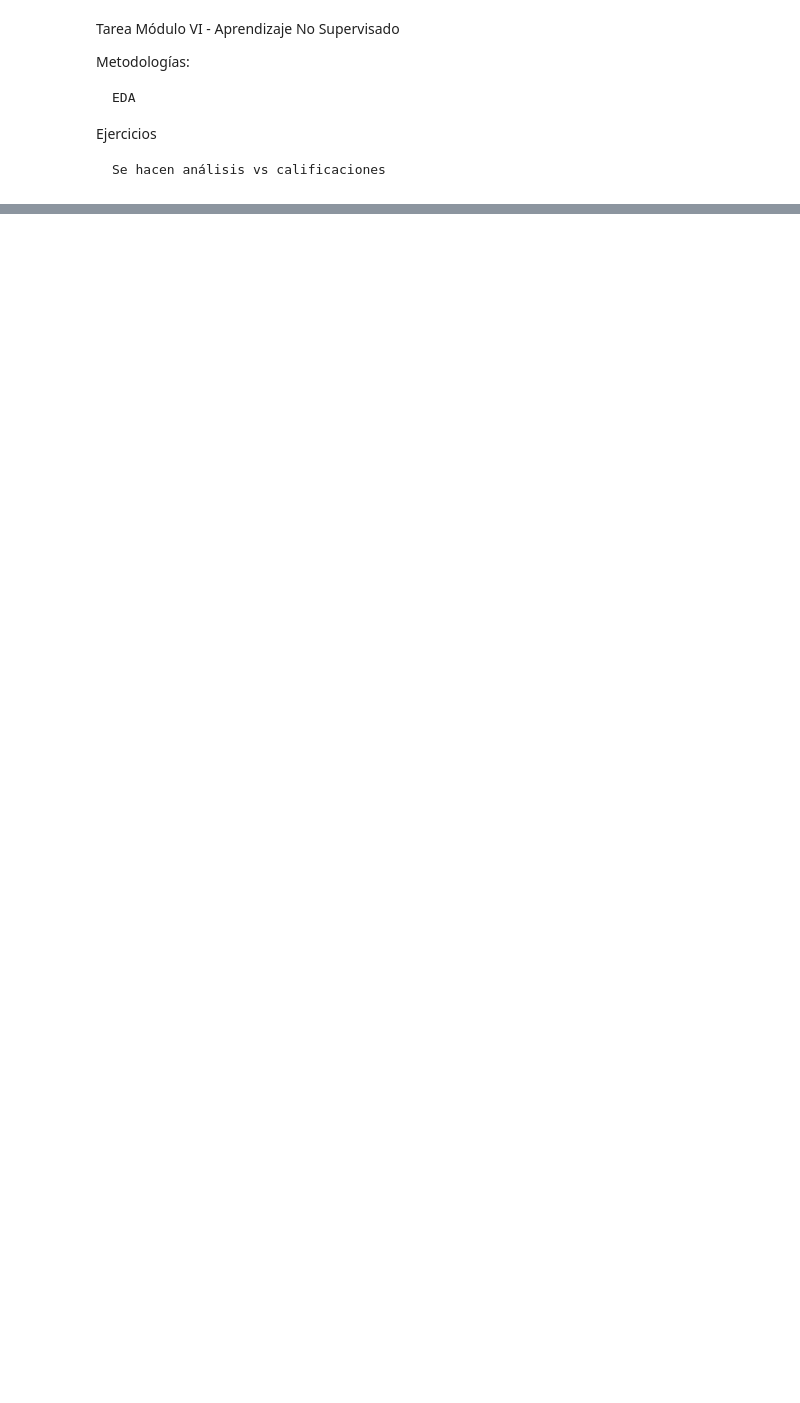
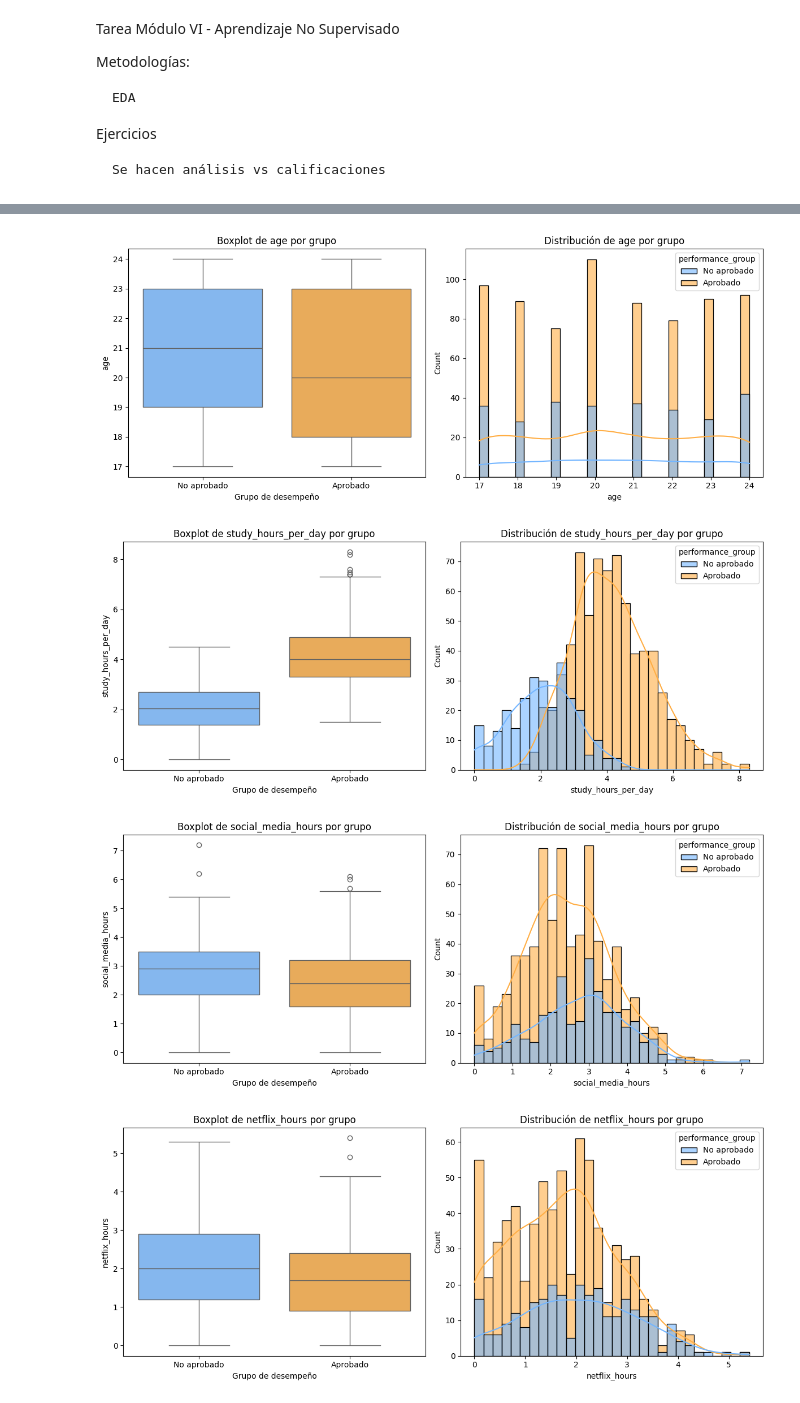
Before and after one commit to gapalfaro-cmyk/Proyecto-de-fin-de-modulo-6---Alfaro-Badillo-Cruz-Perez-Rupit, a Jupyter notebook: Modulo_VI_Equipo_15_Habits_EDA.ipynb, the cells around one changed output, grey strips where cells are left out. Cells and saved outputs as stored; diff of their text form; code cells hidden in the pictures; blank space fills up the shorter version.

```diff
--- a/Modulo_VI_Equipo_15_Habits_EDA.ipynb
+++ b/Modulo_VI_Equipo_15_Habits_EDA.ipynb
@@ -26,0 +22,7 @@ print(df_habits.info())
+# %%
+# Crear variable binaria de aprobado/no aprobado
+df_habits["performance_group"] = np.where(
+    df_habits["exam_score"] >= 60, "Aprobado", "No aprobado"
+)
+
+print(df_habits["performance_group"].value_counts())
@@ -26,0 +43,37 @@ print(df_habits.info())
+# %%
+# -------------------------------
+# VARIABLES CUANTITATIVAS
+# -------------------------------
+cols_cuantitativas = [
+    'age', 'study_hours_per_day', 'social_media_hours', 'netflix_hours',
+    'attendance_percentage', 'sleep_hours', 'exercise_frequency',
+    'mental_health_rating', 'exam_score'
+]
+
+for col in cols_cuantitativas:
+    plt.figure(figsize=(12, 5))
+
+    # Boxplot comparativo
+    plt.subplot(1, 2, 1)
+    sns.boxplot(x="performance_group", y=col, data=df_habits,
+                hue="performance_group",
+                palette={"Aprobado":"#ffae44", "No aprobado":"#74b6ff"},
+                 dodge=False, legend=False)
+    plt.title(f"Boxplot de {col} por grupo")
+    plt.xlabel("Grupo de desempeño")
+    plt.ylabel(col)
+
+    # Histograma comparativo
+    plt.subplot(1, 2, 2)
+    sns.histplot(data=df_habits, x=col, hue="performance_group",
+                 bins=30, kde=True, palette={"Aprobado":"#ffae44", "No aprobado":"#74b6ff"}, alpha=0.6)
+    plt.title(f"Distribución de {col} por grupo")
+    plt.xlabel(col)
+
+    plt.tight_layout()
+    plt.show()
+# %% [output]
+[figure, added]
+[figure, added]
+[figure, added]
+[figure, added]
```
Also changed, not shown: parts of 6 cells of this notebook.
